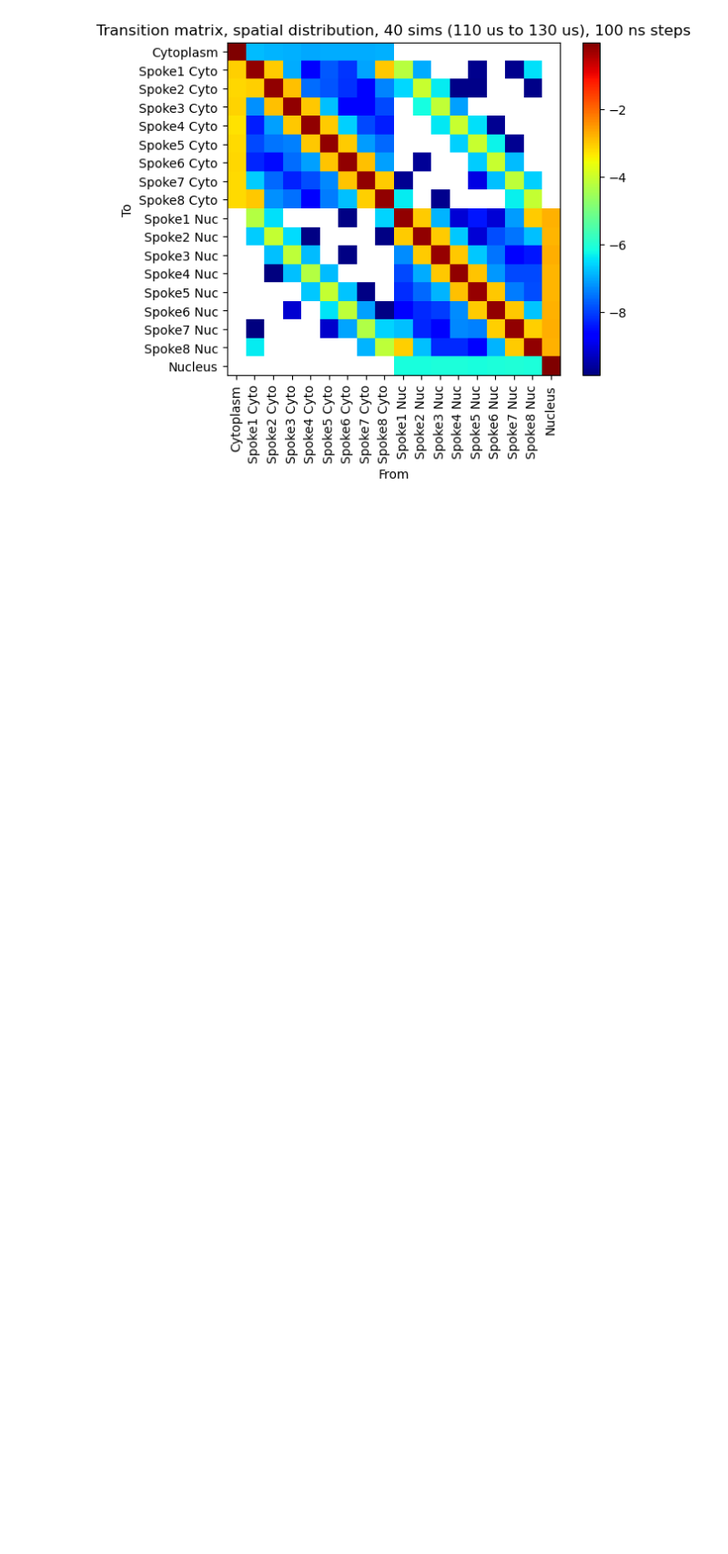
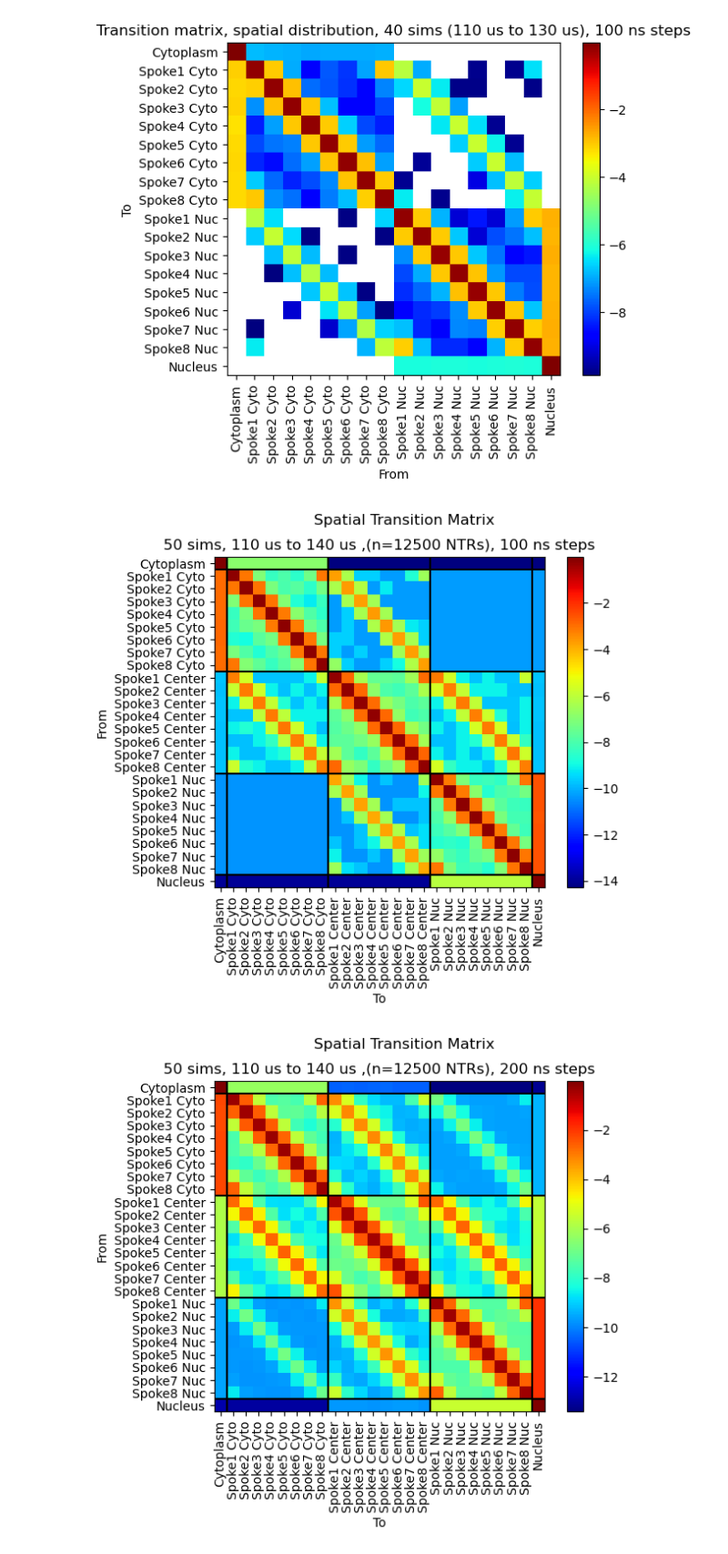
Before and after one commit to ravehlab/iMSM, a Jupyter notebook: spatial_markov_chain.ipynb, the cells around one changed output. Shown at 91% size. Cells and saved outputs as stored; diff of their text form; code cells hidden in the pictures; blank space fills up the shorter version.

```diff
--- a/spatial_markov_chain.ipynb
+++ b/spatial_markov_chain.ipynb
@@ -144,34 +218,3 @@ print("]")
-# %%
-def calc_transition_matrix(categorized_trajectories, n_states):
-    transition_matrix = np.zeros(shape=(n_states,n_states))
-    n_diffusers = categorized_trajectories.shape[0]
-    n_t = categorized_trajectories.shape[1]
-
-    for i in range(n_diffusers):
-        for t in range(n_t - 1):
-            first = int(categorized_trajectories[i,t])
-            second = int(categorized_trajectories[i,t+1])
-            transition_matrix[first, second] += 1
-    for i in range(n_states):
-        row_sum = np.sum(transition_matrix[i, :])
-        if row_sum == 0:
-            print(f"Row sum is 0, setting row {i} to 0    :( ")
-            transition_matrix[i, :] = 0
-            continue
-        transition_matrix[i, :] = transition_matrix[i, :] / row_sum
-    return transition_matrix
-
-def visualize_transition_matrix(transition_matrix, ticks_list, title):
-    plt.imshow(transition_matrix, cmap='jet', interpolation='nearest')
-    plt.xlabel("From")
-    plt.ylabel("To")
-    # Set ticks
-    plt.xticks(range(len(ticks_list)), ticks_list, rotation="vertical")
-    plt.yticks(range(len(ticks_list)), ticks_list)
-
-    plt.title(title)
-    plt.colorbar()
-    plt.show()
 # %%
 transition_matrix = calc_transition_matrix(categorized_trajectories, 10)
 ticks_list = ["Cytoplasm", "Spoke1", "Spoke2", "Spoke3","Spoke4","Spoke5","Spoke6","Spoke7","Spoke8", "Nucleus"]
@@ -184,3 +227,16 @@ ticks_list = ["Cytoplasm", "Spoke1 Cyto", "Spoke2 Cyto", "Spoke3 Cyto","Spoke4 C
 visualize_transition_matrix(np.log(transition_matrix2), ticks_list, "Transition matrix, spatial distribution, 40 sims (110 us to 130 us), 100 ns steps")
 # %% [output]
 [figure]
+# %%
+categorized_trajectories3 = categorize_diffusers_over_time(trajectories, 3, 0)
+transition_matrix3 = calc_radialized_transition_matrix(categorized_trajectories3, 3, True)
+# transition_passed = calc_transition_matrix(categorized_passed, 26)
+ticks_list = ["Cytoplasm", "Spoke1 Cyto", "Spoke2 Cyto", "Spoke3 Cyto","Spoke4 Cyto","Spoke5 Cyto","Spoke6 Cyto","Spoke7 Cyto","Spoke8 Cyto", "Spoke1 Center", "Spoke2 Center", "Spoke3 Center","Spoke4 Center","Spoke5 Center","Spoke6 Center","Spoke7 Center","Spoke8 Center","Spoke1 Nuc", "Spoke2 Nuc", "Spoke3 Nuc","Spoke4 Nuc","Spoke5 Nuc","Spoke6 Nuc","Spoke7 Nuc","Spoke8 Nuc", "Nucleus"]
+vlines = [0.5, 8.5, 16.5, 24.5]
+hlines = vlines
+for i in [1, 2, 4, 8, 16, 32, 64, 128]:
+    visualize_transition_matrix(np.log(np.linalg.matrix_power(transition_matrix3, i)), ticks_list, f"50 sims, 110 us to 140 us ,(n={250*50} NTRs), {i*100} ns steps", vlines, hlines)
+    # visualize_transition_matrix(np.log(np.linalg.matrix_power(transition_passed, i)), ticks_list, f"50 sims, 110 us to 140 us ,(n={len(passed)} transported NTRs), {i*100} ns steps", vlines, hlines)
+# %% [output]
+[figure, added]
+[figure, added]
```
Also changed, not shown: parts of 8 cells of this notebook, 3 other files.
